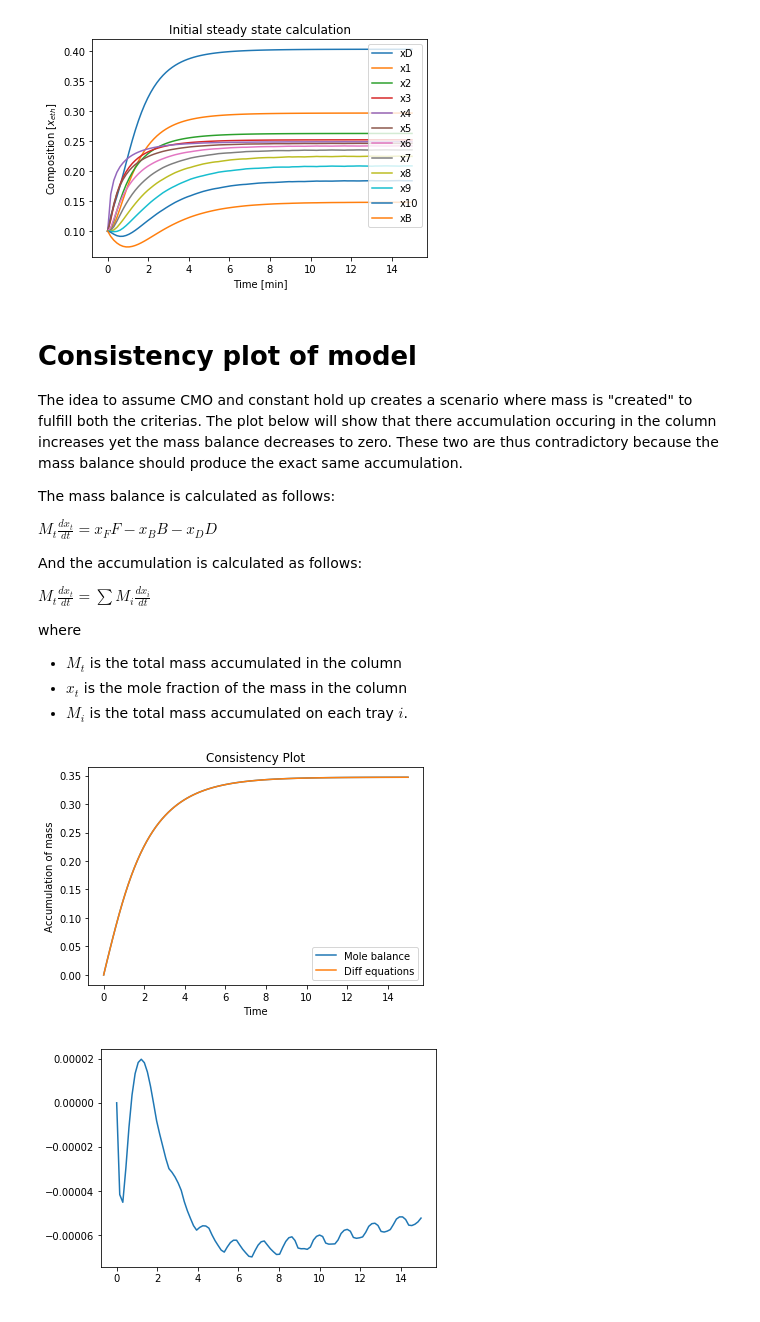
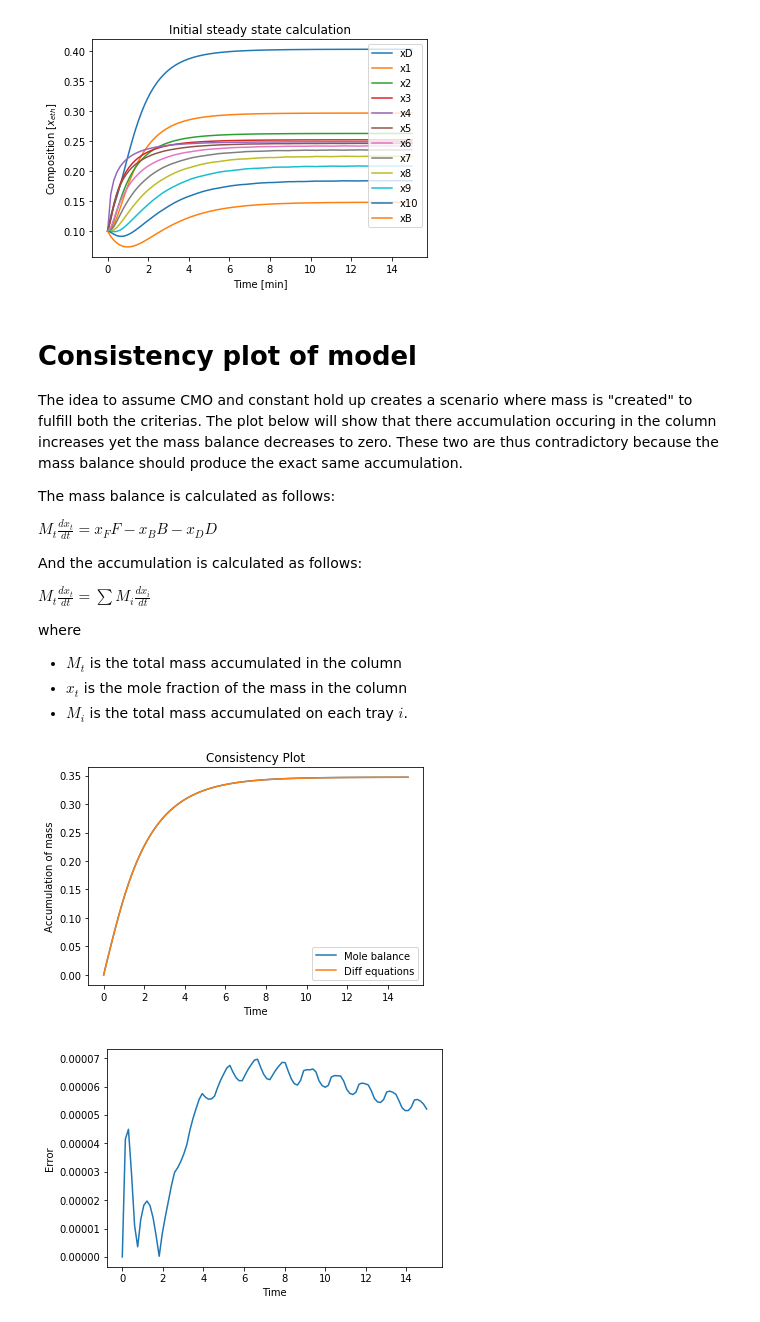
Before and after one commit to albertmitchell3/Distillation_Column, a Jupyter notebook: Vector_Basic_Distillation Model.ipynb, the cells around one changed output. Cells and saved outputs as stored; diff of their text form; code cells hidden in the pictures.

```diff
--- a/Vector_Basic_Distillation Model.ipynb
+++ b/Vector_Basic_Distillation Model.ipynb
@@ -37,7 +37,7 @@ def mass_DE(t, var):
         if i < feedplate:
 
             if i == 0:
-                x.append( 1/m_cond*( (yi[i+1]*V - V*xi[i]) ))
+                x.append( 1/m_cond*( (yi[i+1]*V - (L1+D)*xi[i]) ))
 
             else:
 
@@ -48,7 +48,7 @@ def mass_DE(t, var):
             x.append( 1/m_tray*( V*(yi[i+1] - yi[i]) + L1*(xi[i-1]) - L2*(xi[i]) + xF*F ))
 
         elif i > feedplate:
-            if i == 11:
+            if i == plates - 1 :
                 x.append( 1/m_rebl*( L2*xi[i-1] - xi[i]*(L2 - V) - V*yi[i] ))
 
             else:
@@ -124,7 +124,7 @@ The idea to assume CMO and constant hold up creates a scenario where mass is "cr
 
 The mass balance is calculated as follows:
 
-$M_{t}\frac{dx_t}{dt} = x_FF -x_BB - x_DD$
+$M_{t}\frac{dx_t}{dt} = x_FF -x_BB - x_DD $
 
 And the accumulation is calculated as follows:
 
@@ -141,32 +141,34 @@ V = L1 + D
 L2 = F + L1
 
 moles_inside_column_at_zero = (x0s[0]*m_cond+x1s[0]*m_tray+x2s[0]*m_tray+x3s[0]*m_tray+x4s[0]*m_tray+x5s[0]*m_tray+x6s[0]*m_tray+
                        x7s[0]*m_tray+x8s[0]*m_tray+x9s[0]*m_tray+x10s[0]*m_tray+x11s[0]*m_rebl)
 
 # This calculated the accumulation insie the column through summing the accumulation on each plate
 moles_inside_column = (x0s*m_cond+x1s*m_tray+x2s*m_tray+x3s*m_tray+x4s*m_tray+x5s*m_tray+x6s*m_tray+
                        x7s*m_tray+x8s*m_tray+x9s*m_tray+x10s*m_tray+x11s*m_rebl) - moles_inside_column_at_zero
 
 # This calculates the accumlation in the column through the mass balance
 mole_balance = xF*F - (D)*(x0s)- (L2-V)*x11s - 0.1*10*m_tray - 0.1*m_cond - 0.1*m_rebl
 diff = moles_inside_column - mole_balance
 
 integral = []
 for i in range(1,len(t)+1):
     dMtxtdt = xF*F - (D)*(x0s[0:i])- (L2-V)*x11s[0:i]
     integral.append(np.trapz(dMtxtdt,t[0:i]))
 
 plt.figure(1)
 plt.title("Consistency Plot")
 plt.xlabel("Time")
 plt.ylabel("Accumulation of mass")
 plt.plot(t,integral, label = "Mole balance")
 plt.plot(t,moles_inside_column, label = "Diff equations")
 plt.legend(loc="best")
 plt.savefig("consistency_plot.png")
 plt.figure(2)
-plt.plot(t,moles_inside_column-integral, label = "Error")
+plt.plot(t,abs(moles_inside_column-integral), label = "Error")
+plt.xlabel("Time")
+plt.ylabel("Error")
 plt.savefig("consistency_plot_error.png")
 # %% [output]
 [figure]
-[figure, old version]
+[figure, new version]
```
Also changed, not shown: parts of 1 cell of this notebook.
